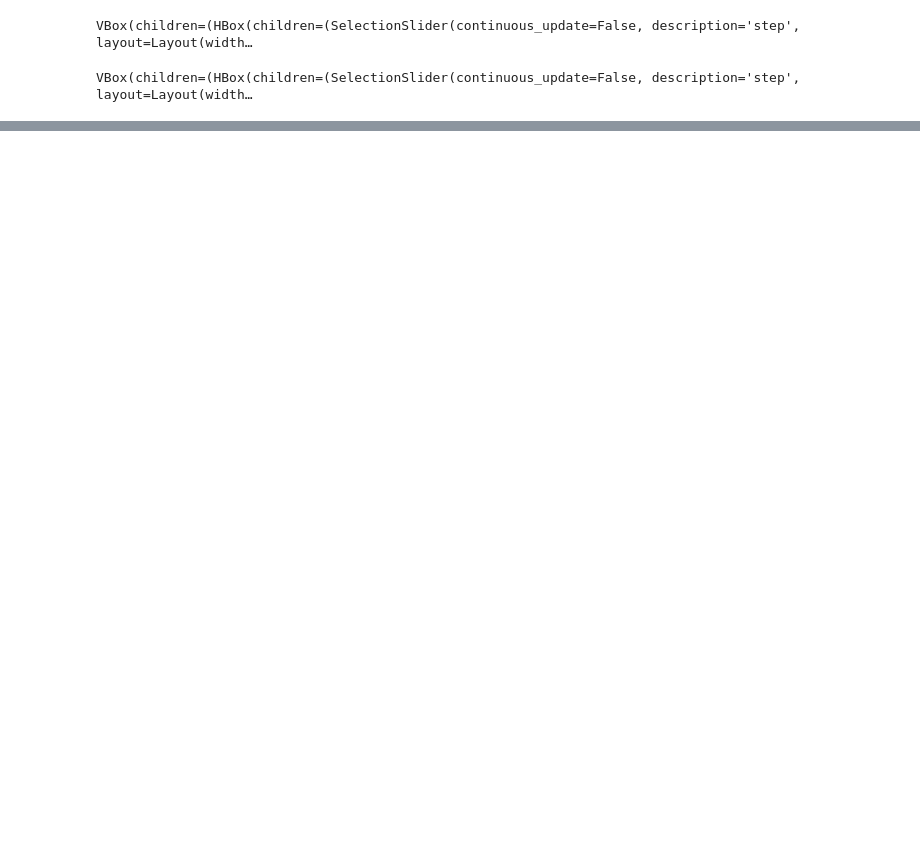
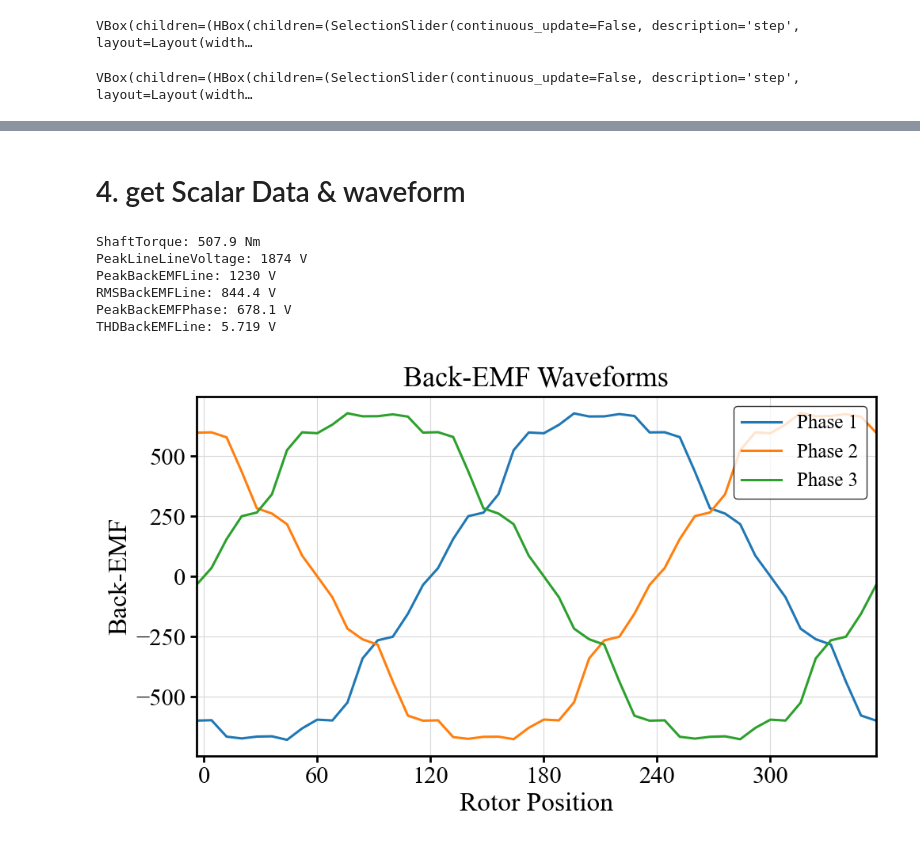
Before and after one commit to enjoyneer87/eMach, a Jupyter notebook: mlxperPJT/KETI/pyMCAD_Tuto.ipynb, the cells around one changed output, grey strips where cells are left out. Drawn from its saved outputs; the diff is of its cells as text; code cells hidden in the pictures; blank space fills up the shorter version.

```diff
--- a/mlxperPJT/KETI/pyMCAD_Tuto.ipynb
+++ b/mlxperPJT/KETI/pyMCAD_Tuto.ipynb
@@ -115,0 +269,2 @@ ts.plot_mesh(step=ts.steps[0] if ts.steps else 0)
+# %% [markdown]
+# 4. get Scalar Data & waveform
@@ -115,0 +291,29 @@ ts.plot_mesh(step=ts.steps[0] if ts.steps else 0)
+# %%
+# Back-EMF scalar metrics (functionized)
+from tools.motorCAD.pyMCAD.melec_req_check import get_back_emf_metrics
+
+metrics = get_back_emf_metrics(mc)
+for k in ["ShaftTorque", "PeakLineLineVoltage", "PeakBackEMFLine", "RMSBackEMFLine", "PeakBackEMFPhase", "THDBackEMFLine"]:
+    if k in metrics:
+        unit = ""
+        if "Torque" in k:
+            unit = " Nm"
+        elif "Voltage" in k or "EMF" in k:
+            unit = " V"
+        elif "THD" in k:
+            unit = " %"
+        print(f"{k}: {metrics[k]:.4g}{unit}")
+# %% [output]
+ShaftTorque: 507.9 Nm
+PeakLineLineVoltage: 1874 V
+PeakBackEMFLine: 1230 V
+RMSBackEMFLine: 844.4 V
+PeakBackEMFPhase: 678.1 V
+THDBackEMFLine: 5.719 V
+# %%
+# Back-EMF Waveforms (functionized)
+from tools.motorCAD.pyMCAD.melec_req_check import plot_back_emf_waveforms
+
+fig, ax = plot_back_emf_waveforms(mc)
+# %% [output]
+[figure, added]
```
Also changed, not shown: parts of 23 cells of this notebook, 25 other files.
